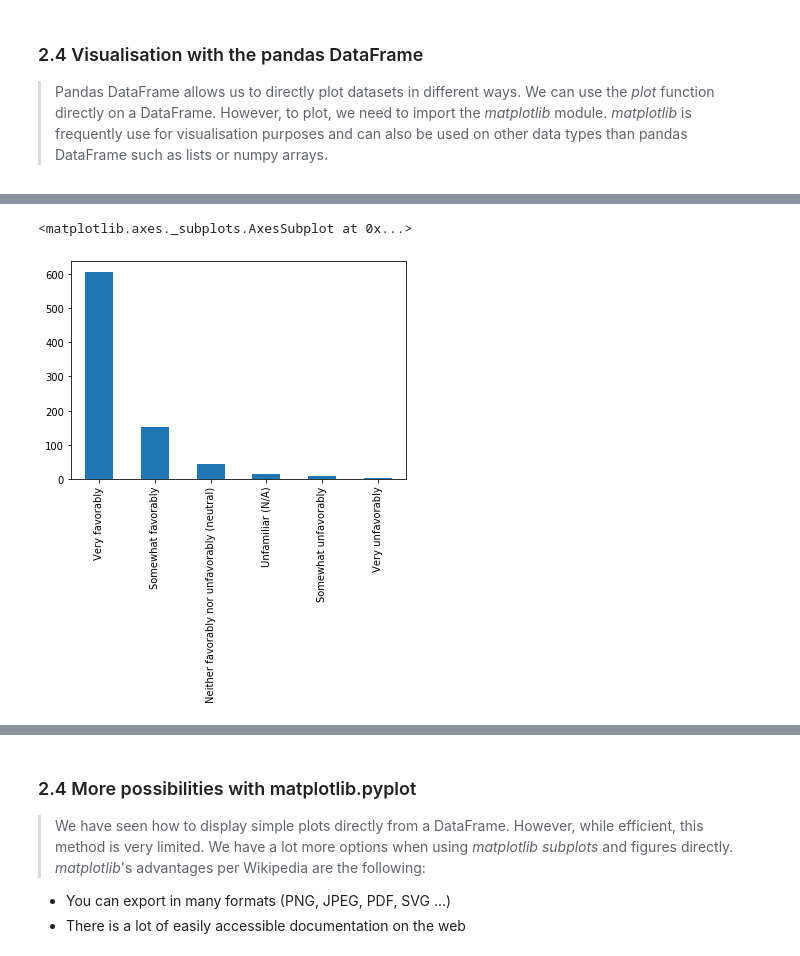
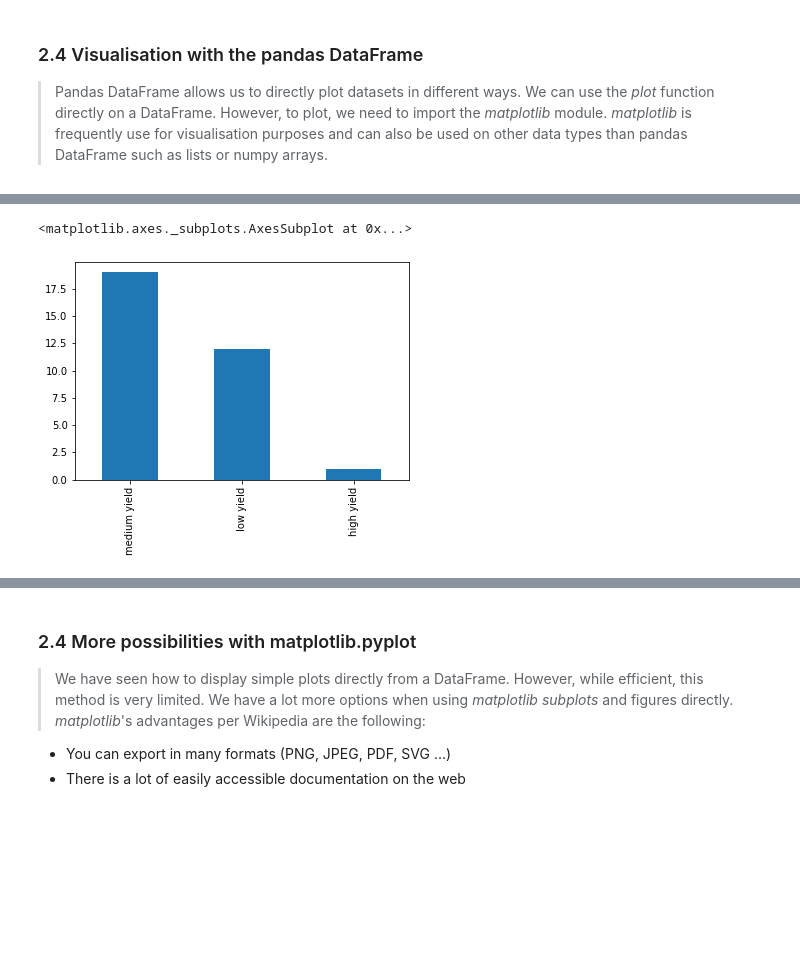
Before and after one commit to erikmagic/python-tutorials, a Jupyter notebook: pandas/beginner_workshop2.ipynb, the cells around one changed output, grey strips where cells are left out. Saved outputs shown, nothing was run; the diff lists cells and outputs as text; code cells hidden in the pictures; blank space fills up the shorter version.

Commit message:
added final scipy, test and oop tutorials

```diff
--- a/pandas/beginner_workshop2.ipynb
+++ b/pandas/beginner_workshop2.ipynb
@@ -78,16 +75,19 @@ os.path.join(PATH, filename) # os path join deals automatically with slashes
 ### 2.3 Pandas DataFrame
 > The pandas module offers a tremendous amount of functionalities for python developers dealing with datasets. DataFrames are important components of the pandas module which represent a data type with rows and columns. Rows are internally represented as index. Both rows and columns have names. We can directly open a csv using the pandas module such that it is mapped to a DataFrame.
 # %%
+from expects import expect, equal, contain_exactly
 import pandas as pd
 
-# open the file "starWarsClean.csv"
-star_wars_data = pd.read_csv(os.path.join(PATH, filename))
+# open the file "bitcoin_history.csv"
+#bitcoin_data = pd.read_csv(os.path.join(PATH, filename))
+# let's be lazy
+bitcoin_data = pd.read_csv("https://raw.githubusercontent.com/erikmagic/python-tutorials/master/pandas/bitcoin_history.csv")
 '''
 import io
 from google.colab import files
 uploaded = files.upload()
-star_wars_data = pd.read_csv(io.StringIO(uploaded['starWarsClean.csv'].decode()))
+star_wars_data = pd.read_csv(io.StringIO(uploaded['bitcoin_history.csv'].decode()))
 '''
 
-star_wars_data.head() # head() returns the 5 first rows by default
+bitcoin_data.head() # head() returns the 5 first rows by default
 # %% [output]
@@ -246,6 +220,12 @@ Name: Han_Solo, dtype: int64
+# %%
+# small detour to bin the data
+bitcoin_data['numerical_change'] = bitcoin_data['Change %'].str.extract("([-+]?\d+.\d+)")[0].astype("float")
+bitcoin_data['yield'] = pd.cut( bitcoin_data.numerical_change
+                               , 3
+                               , labels=['low yield', 'medium yield', 'high yield'])
 # %%
-star_wars_data.loc[:, 'Han_Solo'].value_counts().plot(kind='bar')
+bitcoin_data['yield'].value_counts().plot(kind='bar')
 # %% [output]
 <matplotlib.axes._subplots.AxesSubplot at 0x...>
-[figure, old version]
+[figure, new version]
 # %%
```
Also changed, not shown: parts of 35 cells of this notebook, 41 other files.
